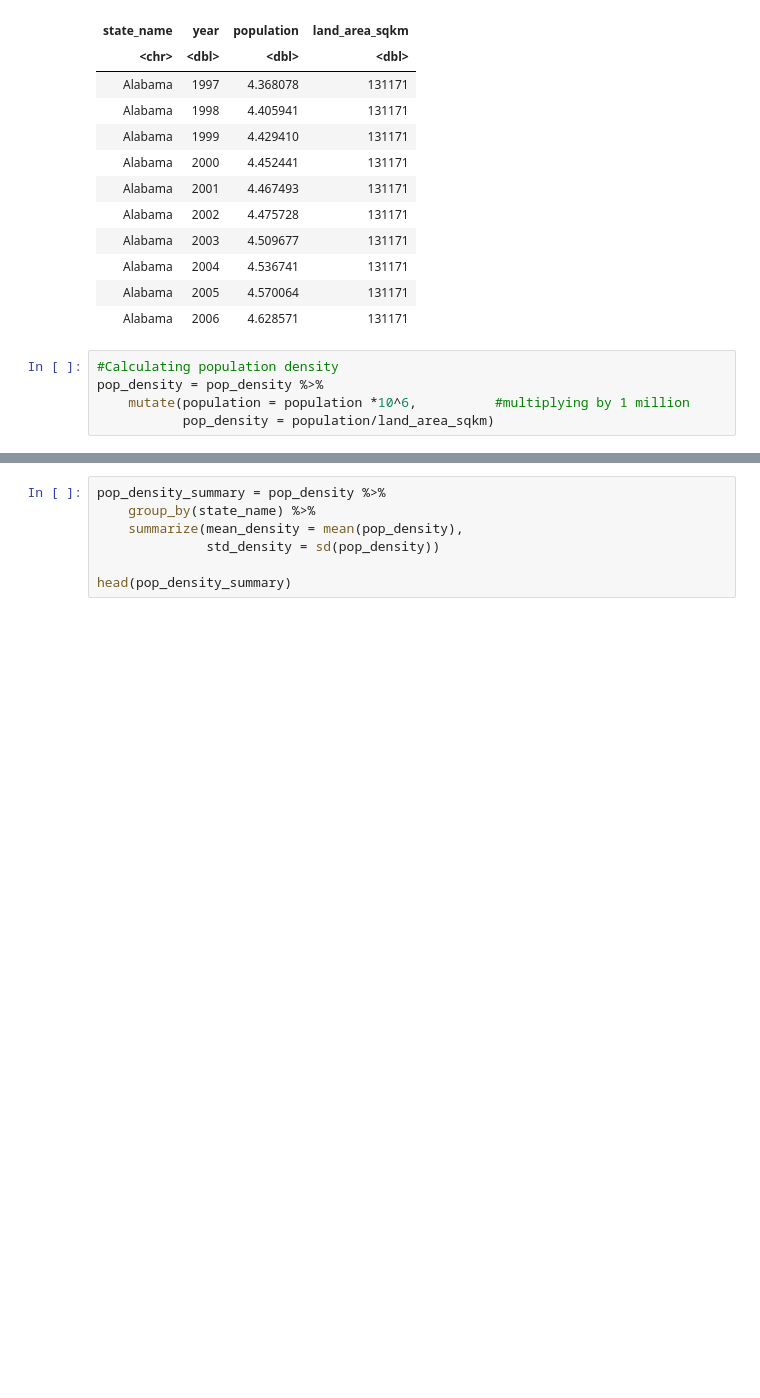
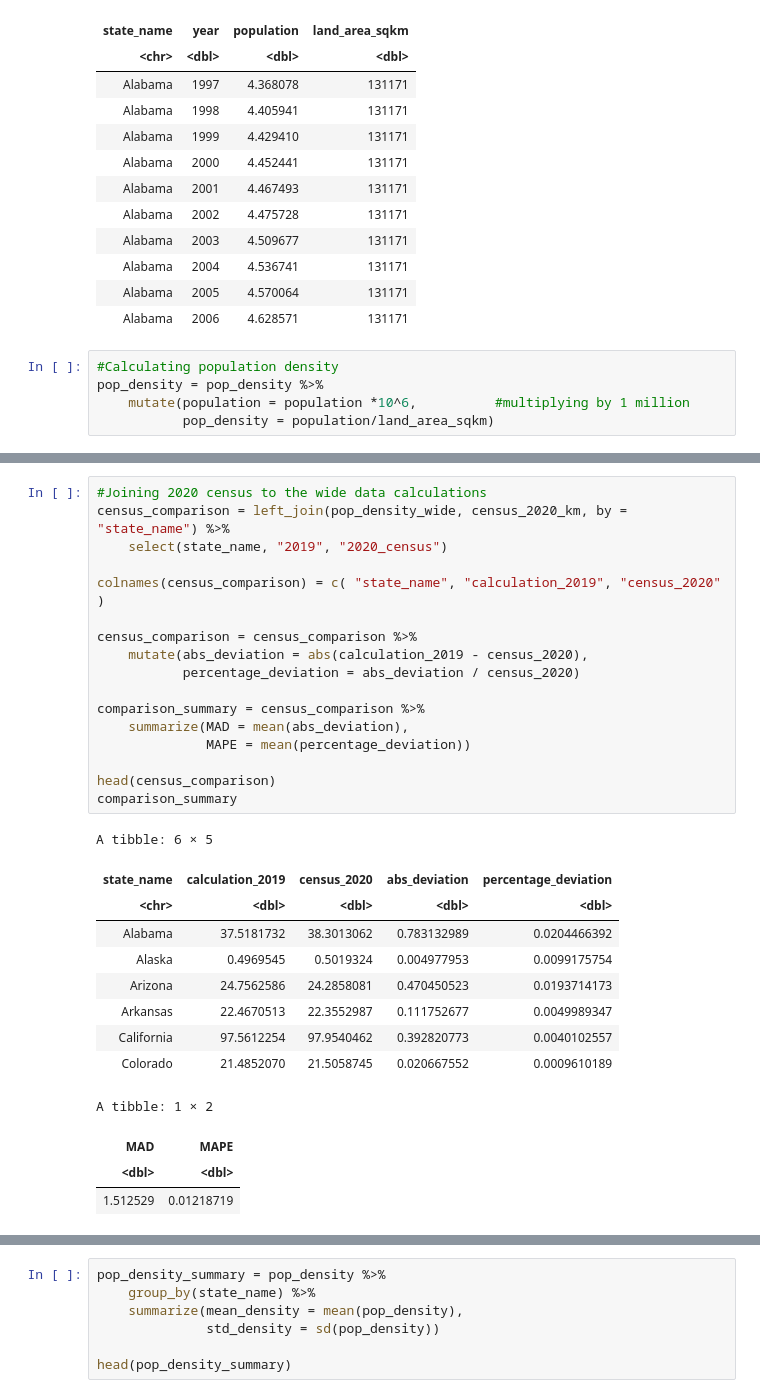
Before and after one commit to paulh777/COMM295_data, a Jupyter notebook: state_pop_density.ipynb, the cells around one changed output, grey strips where cells are left out. Drawn from its saved outputs; the diff is of its cells as text; blank space fills up the shorter version.

Commit message:
US gov comparison

```diff
--- a/state_pop_density.ipynb
+++ b/state_pop_density.ipynb
@@ -187,0 +213,31 @@ A tibble: 6 × 24
+# %%
+#Joining 2020 census to the wide data calculations
+census_comparison = left_join(pop_density_wide, census_2020_km, by = "state_name") %>%
+    select(state_name, "2019", "2020_census")
+
+colnames(census_comparison) = c( "state_name", "calculation_2019", "census_2020" )
+
+census_comparison = census_comparison %>%
+    mutate(abs_deviation = abs(calculation_2019 - census_2020),
+           percentage_deviation = abs_deviation / census_2020)
+
+comparison_summary = census_comparison %>%
+    summarize(MAD = mean(abs_deviation),
+              MAPE = mean(percentage_deviation))
+
+head(census_comparison)
+comparison_summary
+# %% [output]
+A tibble: 6 × 5
+| state_name | calculation_2019 | census_2020 | abs_deviation | percentage_deviation |
+| <chr> | <dbl> | <dbl> | <dbl> | <dbl> |
+| Alabama | 37.5181732 | 38.3013062 | 0.783132989 | 0.0204466392 |
+| Alaska | 0.4969545 | 0.5019324 | 0.004977953 | 0.0099175754 |
+| Arizona | 24.7562586 | 24.2858081 | 0.470450523 | 0.0193714173 |
+| Arkansas | 22.4670513 | 22.3552987 | 0.111752677 | 0.0049989347 |
+| California | 97.5612254 | 97.9540462 | 0.392820773 | 0.0040102557 |
+| Colorado | 21.4852070 | 21.5058745 | 0.020667552 | 0.0009610189 |
+A tibble: 1 × 2
+| MAD | MAPE |
+| <dbl> | <dbl> |
+| 1.512529 | 0.01218719 |
```
Also changed, not shown: parts of 7 cells of this notebook, 3 other files.
